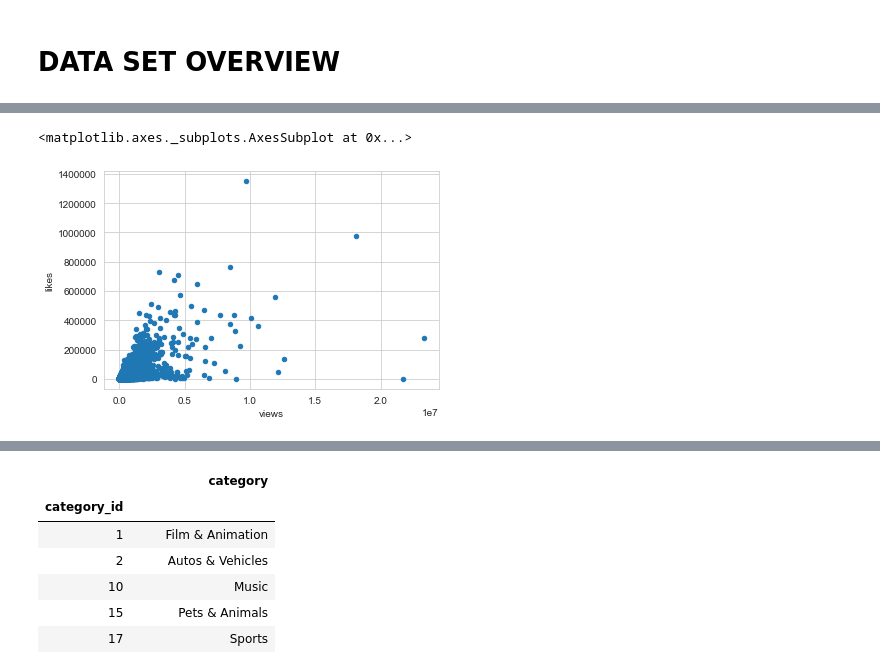
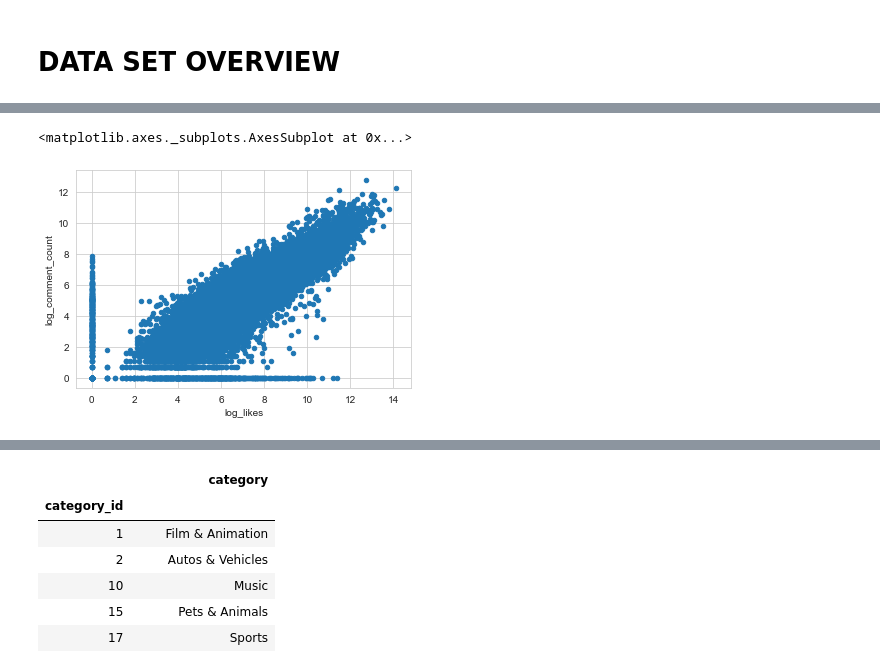
Before and after one commit to miguelgrisanti/YoutubeMXKeys, a Jupyter notebook: YoutubeRider.ipynb, the cells around one changed output, grey strips where cells are left out. Cells and saved outputs as stored; diff of their text form; code cells hidden in the pictures.

```diff
--- a/YoutubeRider.ipynb
+++ b/YoutubeRider.ipynb
@@ -237,0 +174,4 @@ df_mexico.groupby('category')['log_likes'].agg('max').plot(kind='pie',title='Mos
+# %%
+plt.figure(figsize=(15,8))
+sns.set_style("whitegrid")
+sns.boxplot(data = df_mexico, x = 'log_likes', y = 'category')
@@ -263,0 +207,4 @@ df_mexico.groupby('category')['log_comment_count'].agg('max').plot(kind='pie',ti
+# %%
+plt.figure(figsize=(15,8))
+sns.set_style("whitegrid")
+sns.boxplot(data = df_mexico, x = 'log_comment_count', y = 'category')
@@ -291,0 +240,4 @@ music_subset = df_mexico[['category']]=='Music'
+# %%
+plt.figure(figsize=(15,8))
+sns.set_style("whitegrid")
+sns.boxplot(data = df_mexico, x = 'log_views', y = 'category')
@@ -291,0 +276,4 @@ music_subset = df_mexico[['category']]=='Music'
+# %%
+plt.figure(figsize=(15,8))
+sns.set_style("whitegrid")
+sns.boxplot(data = df_mexico, x = 'log_comment_count', y = 'category')
@@ -597,5 +647,5 @@ df['country'].hist()
 # %%
-df_mexico.plot.scatter('views', 'likes')
+df_mexico.plot.scatter('log_likes', 'log_comment_count')
 # %% [output]
 <matplotlib.axes._subplots.AxesSubplot at 0x...>
-[figure, old version]
+[figure, new version]
```
Also changed, not shown: parts of 68 cells of this notebook.
